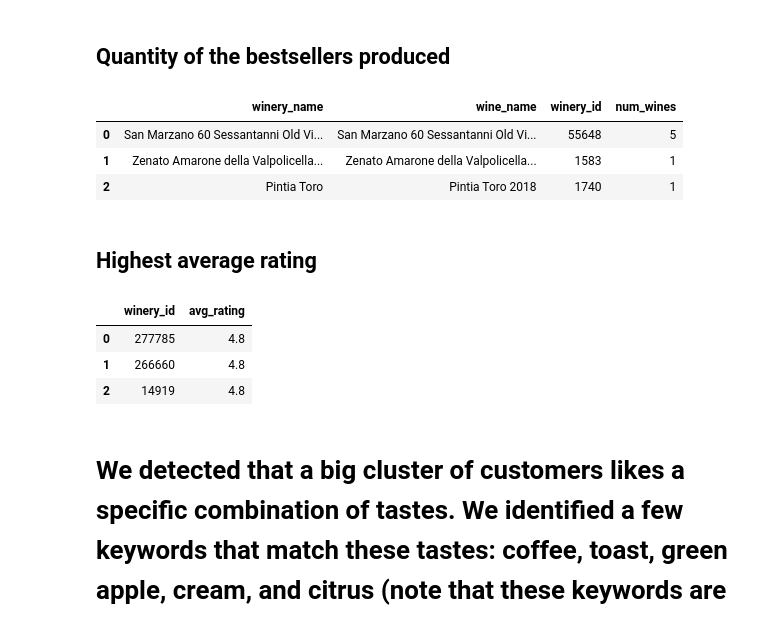
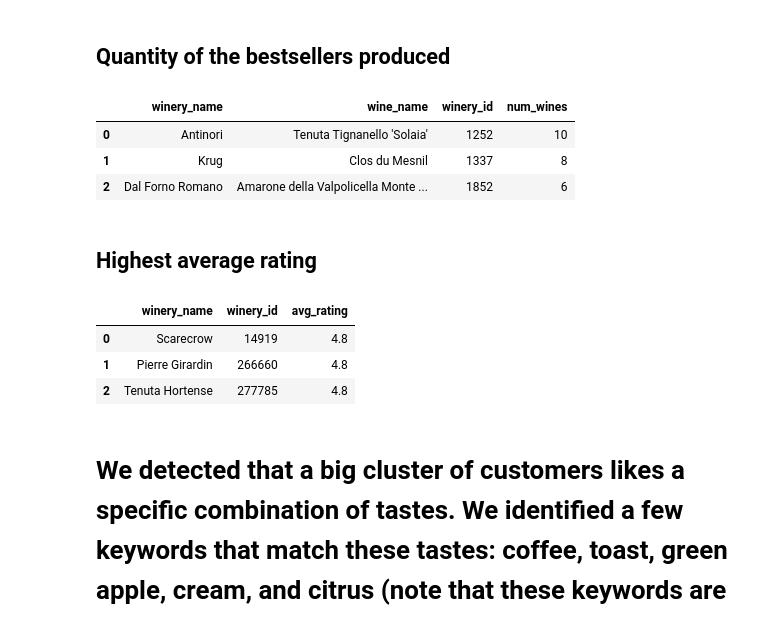
Before and after one commit to Lucky-sketch/wivino, a Jupyter notebook: test.ipynb, the cells around one changed output. Cells and saved outputs as stored; diff of their text form; code cells hidden in the pictures.

```diff
--- a/test.ipynb
+++ b/test.ipynb
@@ -176,55 +172,54 @@ df
 # %%
 rq = """
 WITH q AS (
-    SELECT *
+    SELECT COUNT(*) AS num_wines, vintages.name as winery_name, wines.name as wine_name, wines.winery_id
     FROM toplists
-    JOIN countries ON toplists.country_code = countries.code
-),
-p AS (
-    SELECT *
-    FROM vintages
-    JOIN vintage_toplists_rankings ON vintages.id = vintage_toplists_rankings.vintage_id
-),
-w as(
-    SELECT DISTINCT p.name as wine_name, p.price_euros, q.name, p.wine_id
-    FROM q
-    JOIN p ON p.top_list_id = q.id
-), wineries_ids AS(
-SELECT w.wine_name, winery_id, count(*) AS num_wines, w.wine_id
-FROM wines
-JOIN w ON w.wine_id = wines.id
-GROUP BY winery_id)
-
-SELECT SUBSTR(REPLACE(vintages.name, wineries_ids.wine_name, ''), 1, LENGTH(REPLACE(vintages.name, wineries_ids.wine_name, ''))-5) as winery_name,
-wineries_ids.wine_name, wineries_ids.winery_id, wineries_ids.num_wines
-FROM vintages
-JOIN wineries_ids ON wineries_ids.wine_id = vintages.wine_id
-GROUP BY winery_name
+    JOIN vintage_toplists_rankings ON vintage_toplists_rankings.top_list_id = toplists.id
+    JOIN vintages ON vintage_toplists_rankings.vintage_id = vintages.id
+    JOIN wines ON vintages.wine_id = wines.id
+    GROUP BY wines.winery_id
+)
+SELECT SUBSTR(REPLACE(winery_name, wine_name, ''), 1, LENGTH(REPLACE(winery_name, wine_name, ''))-5) as winery_name,
+wine_name, winery_id, num_wines
+FROM q
 ORDER BY num_wines DESC
 LIMIT 3
+
+
 
 """
 
 cur.execute(rq).fetchall()
 df  = pd.read_sql_query (rq, conn)
 df
 
 #these wineryids also doesn't appear in wineries table
 # %% [output]
 |  | winery_name | wine_name | winery_id | num_wines |
-| 0 | San Marzano 60 Sessantanni Old Vi... | San Marzano 60 Sessantanni Old Vi... | 55648 | 5 |
-| 1 | Zenato Amarone della Valpolicella... | Zenato Amarone della Valpolicella... | 1583 | 1 |
-| 2 | Pintia Toro | Pintia Toro 2018 | 1740 | 1 |
+| 0 | Antinori | Tenuta Tignanello 'Solaia' | 1252 | 10 |
+| 1 | Krug | Clos du Mesnil | 1337 | 8 |
+| 2 | Dal Forno Romano | Amarone della Valpolicella Monte ... | 1852 | 6 |
 # %% [markdown]
 ## Highest average rating
 # %%
 q = """
-
+WITH q AS (
 SELECT winery_id, AVG(ratings_average) AS avg_rating
 FROM wines
-GROUP BY winery_id
+GROUP BY winery_id),
+
+wineries AS (
+SELECT SUBSTR(REPLACE(vintages.name, wines.name, ''), 1, LENGTH(REPLACE(vintages.name, wines.name, ''))-5) as winery_name,
+wines.winery_id
+FROM vintages
+JOIN wines ON vintages.wine_id = wines.id
+GROUP BY winery_name)
+
+SELECT wineries.winery_name, q.winery_id, q.avg_rating
+FROM q
+JOIN wineries ON wineries.winery_id = q.winery_id
 ORDER BY avg_rating DESC
-LIMIT 3;
+LIMIT 3
 
 
 """
@@ -232,9 +227,9 @@ cur.execute(q).fetchall()
 df = pd.read_sql_query(q, conn)
 df
 # %% [output]
-|  | winery_id | avg_rating |
-| 0 | 277785 | 4.8 |
-| 1 | 266660 | 4.8 |
-| 2 | 14919 | 4.8 |
+|  | winery_name | winery_id | avg_rating |
+| 0 | Scarecrow | 14919 | 4.8 |
+| 1 | Pierre Girardin | 266660 | 4.8 |
+| 2 | Tenuta Hortense | 277785 | 4.8 |
 # %% [markdown]
 # We detected that a big cluster of customers likes a specific combination of tastes. We identified a few keywords that match these tastes: coffee, toast, green apple, cream, and citrus (note that these keywords are case sensitive ⚠️). We would like you to find all the wines that are related to these keywords. Check that at least 10 users confirm those keywords, to ensure the accuracy of the selection. Additionally, identify an appropriate group name for this cluster.
```
Also changed, not shown: parts of 9 cells of this notebook.
